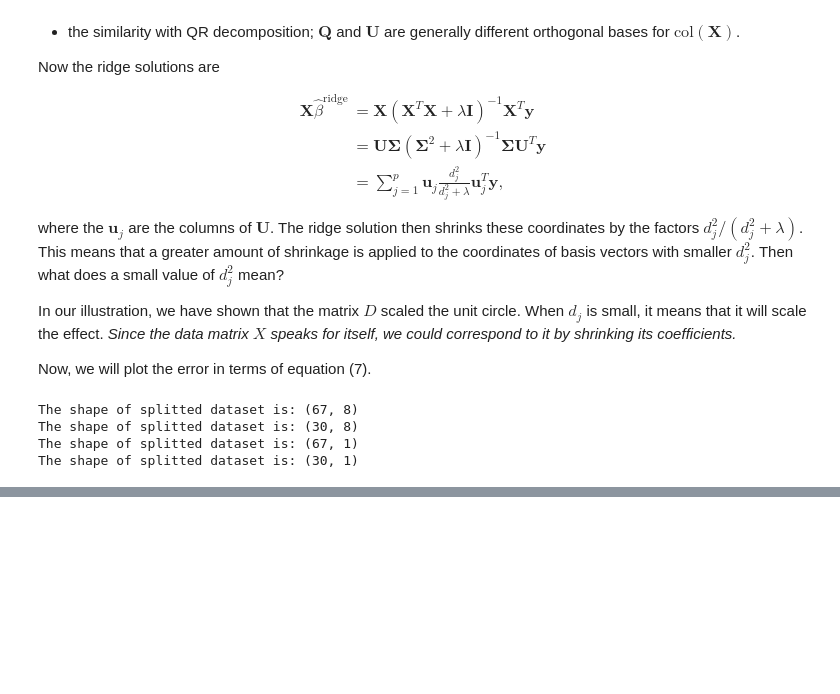
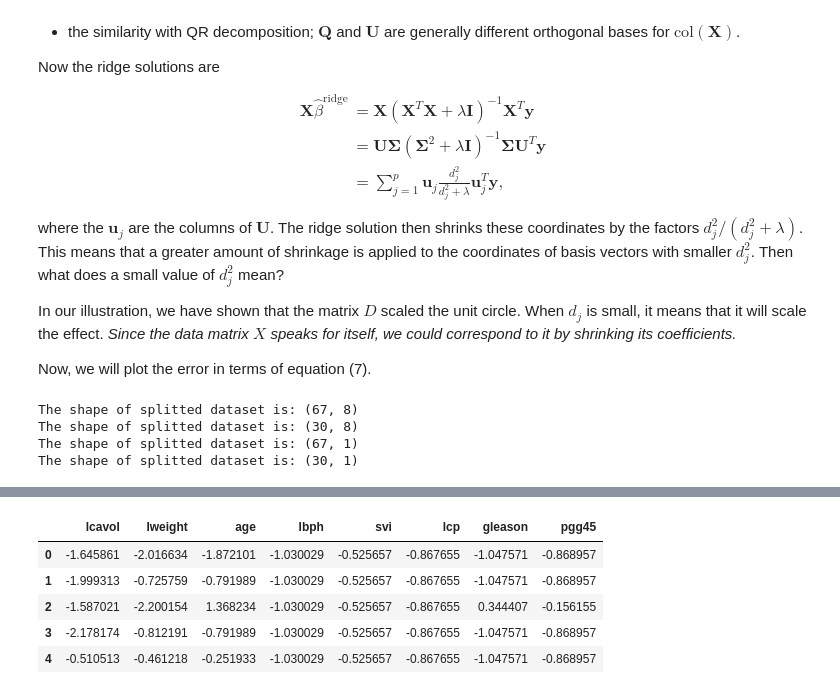
Before and after one commit to oceanumeric/ESL, a Jupyter notebook: ch3/3.4-shrinkage-methods.ipynb, the cells around one changed output, grey strips where cells are left out. Saved outputs shown, nothing was run; the diff lists cells and outputs as text; code cells hidden in the pictures; blank space fills up the shorter version.

```diff
--- a/ch3/3.4-shrinkage-methods.ipynb
+++ b/ch3/3.4-shrinkage-methods.ipynb
@@ -183,0 +204,15 @@ lr.plot_figure_3_8()
+# %%
+# use the full dataset
+from sklearn.decomposition import PCA
+from sklearn.preprocessing import StandardScaler
+x = lr.data.iloc[:, :-2]
+x_normlized = StandardScaler().fit_transform(x)
+x = pd.DataFrame(x_normlized, columns=x.columns)
+x.head()
+# %% [output]
+|  | lcavol | lweight | age | lbph | svi | lcp | gleason | pgg45 |
+| 0 | -1.645861 | -2.016634 | -1.872101 | -1.030029 | -0.525657 | -0.867655 | -1.047571 | -0.868957 |
+| 1 | -1.999313 | -0.725759 | -0.791989 | -1.030029 | -0.525657 | -0.867655 | -1.047571 | -0.868957 |
+| 2 | -1.587021 | -2.200154 | 1.368234 | -1.030029 | -0.525657 | -0.867655 | 0.344407 | -0.156155 |
+| 3 | -2.178174 | -0.812191 | -0.791989 | -1.030029 | -0.525657 | -0.867655 | -1.047571 | -0.868957 |
+| 4 | -0.510513 | -0.461218 | -0.251933 | -1.030029 | -0.525657 | -0.867655 | -1.047571 | -0.868957 |
```
Also changed, not shown: parts of 6 cells of this notebook, 1 other file.
